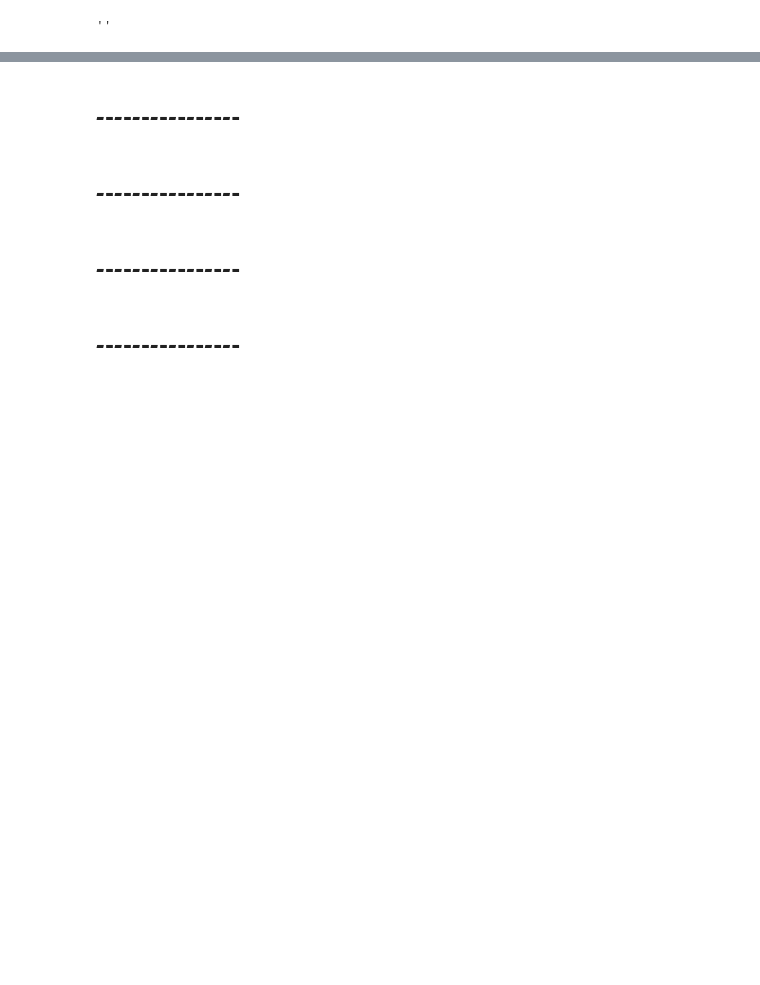
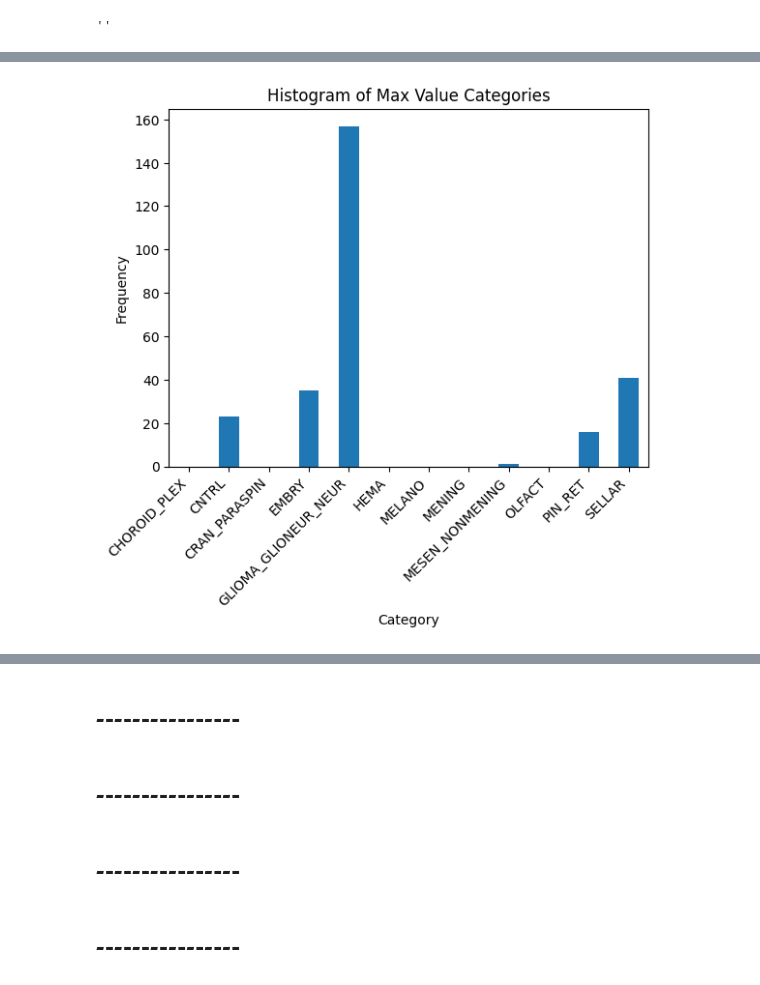
Before and after one commit to PhillipMaire/methyl_chla, a Jupyter notebook: notebooks/working/Full_pipline_V3.ipynb, the cells around one changed output, grey strips where cells are left out. Saved outputs shown, nothing was run; the diff lists cells and outputs as text; code cells hidden in the pictures; blank space fills up the shorter version.

```diff
--- a/notebooks/working/Full_pipline_V3.ipynb
+++ b/notebooks/working/Full_pipline_V3.ipynb
@@ -1510,0 +2143,13 @@ Training 26 of 26: ('Family_code', 'UNCERT_DIFF') completed.
+# %%
+# Assuming tmp1 is already defined as your DataFrame
+tmp2 = tmp1.idxmax(axis=1)
+
+# Plotting the histogram
+ax = tmp2.value_counts().reindex(tmp1.columns, fill_value=0).plot(kind='bar')
+ax.set_xticklabels(ax.get_xticklabels(), rotation=45, ha='right')
+ax.set_title('Histogram of Max Value Categories')
+ax.set_xlabel('Category')
+ax.set_ylabel('Frequency')
+plt.show()
+# %% [output]
+[figure, added]
```
Also changed, not shown: parts of 59 cells of this notebook.
